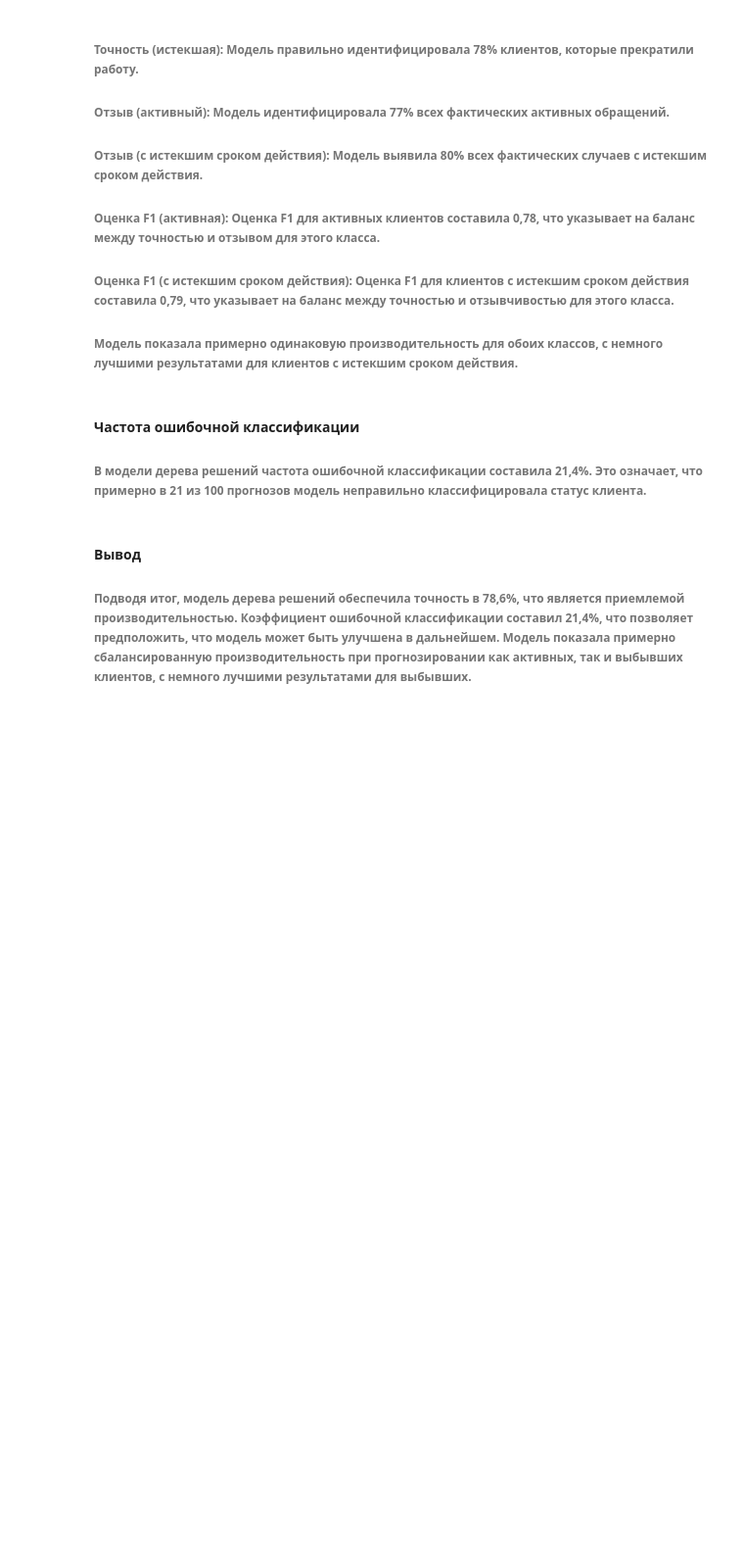
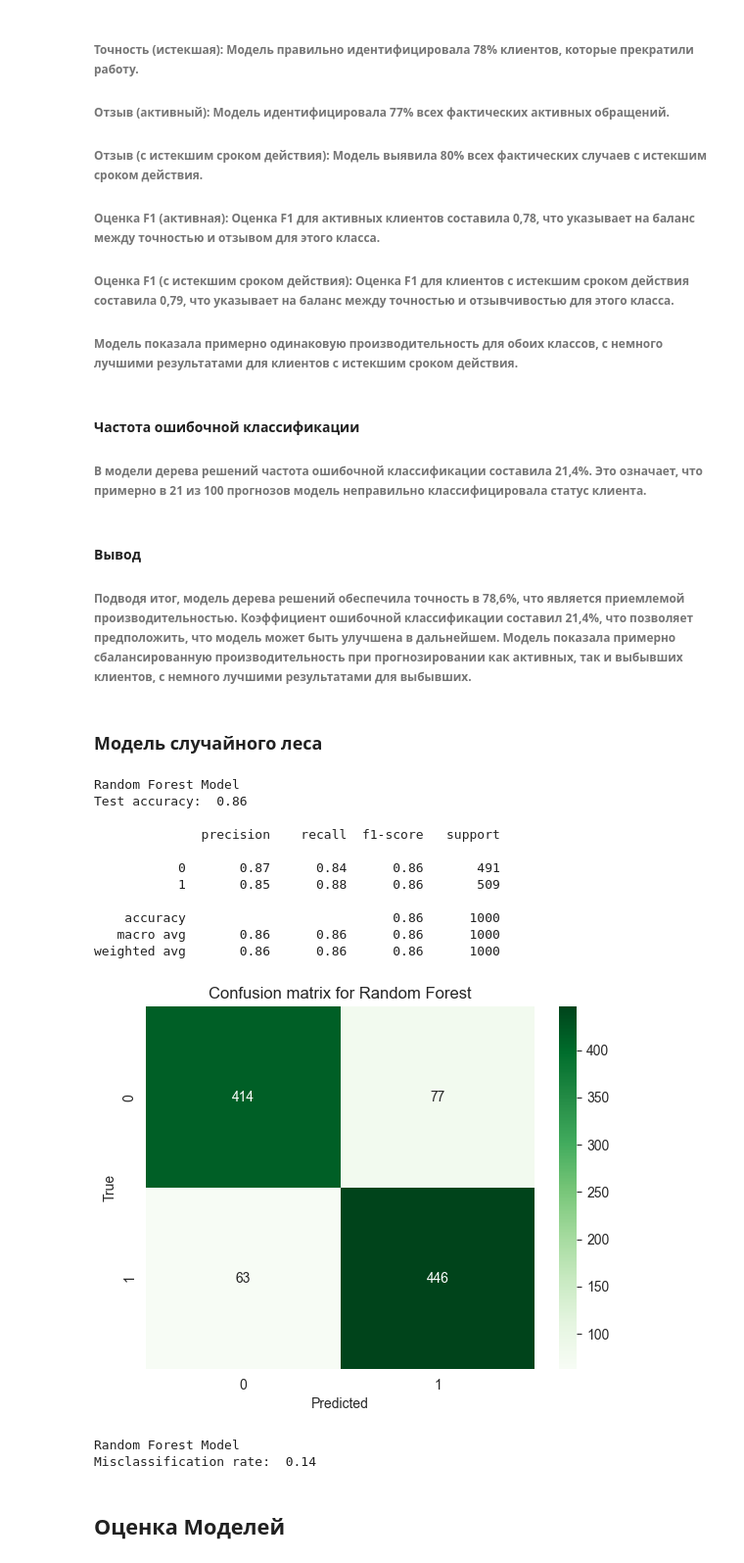
Before and after one commit to kelsinbek/CustomerChurn, a Jupyter notebook: churn.ipynb, the cells around one changed output. Shown: that part at 98% size. Saved outputs shown, nothing was run; the diff lists cells and outputs as text; code cells hidden in the pictures; blank space fills up the shorter version.

```diff
--- a/churn.ipynb
+++ b/churn.ipynb
@@ -142,8 +139,0 @@ dtype: int64
-# %%
-# Разработка функций
-# Для разработки функций мы создадим соотношение sum_collect_points к sum_redeem_points как показатель склонности клиента экономить баллы.
-df['collect_to_redeem_ratio'] = df['sum_collect_points'] / df['sum_redeem_points']
-df['collect_to_redeem_ratio'].replace(np.inf, 0, inplace=True) # Заменить все значения бесконечности, вызванные делением на ноль.
-df['collect_to_redeem_ratio'].fillna(0, inplace=True) # Заменить все значения NaN, возникающие из-за отсутствующих данных.
-
-df['collect_to_redeem_ratio'].describe()
@@ -163,5 +140,3 @@ Name: collect_to_redeem_ratio, dtype: float64
-# %%
-df = df.drop(['collect_to_redeem_ratio'], axis=1)
 # %% [markdown]
 ## Построение модели
 # %% [markdown]
@@ -384,3 +321,57 @@ weighted avg       0.79      0.79      0.79      1000
 # %% [markdown]
 #### Вывод
 ###### Подводя итог, модель дерева решений обеспечила точность в 78,6%, что является приемлемой производительностью. Коэффициент ошибочной классификации составил 21,4%, что позволяет предположить, что модель может быть улучшена в дальнейшем. Модель показала примерно сбалансированную производительность при прогнозировании как активных, так и выбывших клиентов, с немного лучшими результатами для выбывших.
+# %% [markdown]
+### Модель случайного леса
+# %%
+from sklearn.ensemble import RandomForestClassifier
+
+# Initialize the random forest classifier.
+rf_model = RandomForestClassifier(random_state=556555)
+
+# Fit the model.
+rf_model.fit(X_train, y_train)
+
+# Make predictions.
+y_rf_pred = rf_model.predict(X_test)
+
+# Evaluation.
+print("\nRandom Forest Model")
+print("Test accuracy: ", accuracy_score(y_test, y_rf_pred), "\n")
+print(classification_report(y_test, y_rf_pred))
+
+# Print an empty line for clarity purposes.
+print("\n")
+
+# Print the confusion matrix.
+confusion_mat_rf = confusion_matrix(y_test, y_rf_pred)
+sns.heatmap(confusion_mat_rf, annot=True, fmt="d", cmap='Greens')
+plt.xlabel('Predicted')
+plt.ylabel('True')
+plt.title('Confusion matrix for Random Forest')
+plt.show()
+
+# Print an empty line for clarity purposes.
+print("\n")
+
+# Misclassification rate for Random Forest Model.
+misclassification_rate_rf = (confusion_mat_rf[0][1] + confusion_mat_rf[1][0]) / confusion_mat_rf.sum()
+print("\nRandom Forest Model")
+print("Misclassification rate: ", misclassification_rate_rf)
+# %% [output]
+Random Forest Model
+Test accuracy:  0.86
+
+              precision    recall  f1-score   support
+
+           0       0.87      0.84      0.86       491
+           1       0.85      0.88      0.86       509
+
+    accuracy                           0.86      1000
+   macro avg       0.86      0.86      0.86      1000
+weighted avg       0.86      0.86      0.86      1000
+[figure, added]
+Random Forest Model
+Misclassification rate:  0.14
+# %% [markdown]
+## Оценка Моделей
```
Also changed, not shown: parts of 11 cells of this notebook.
